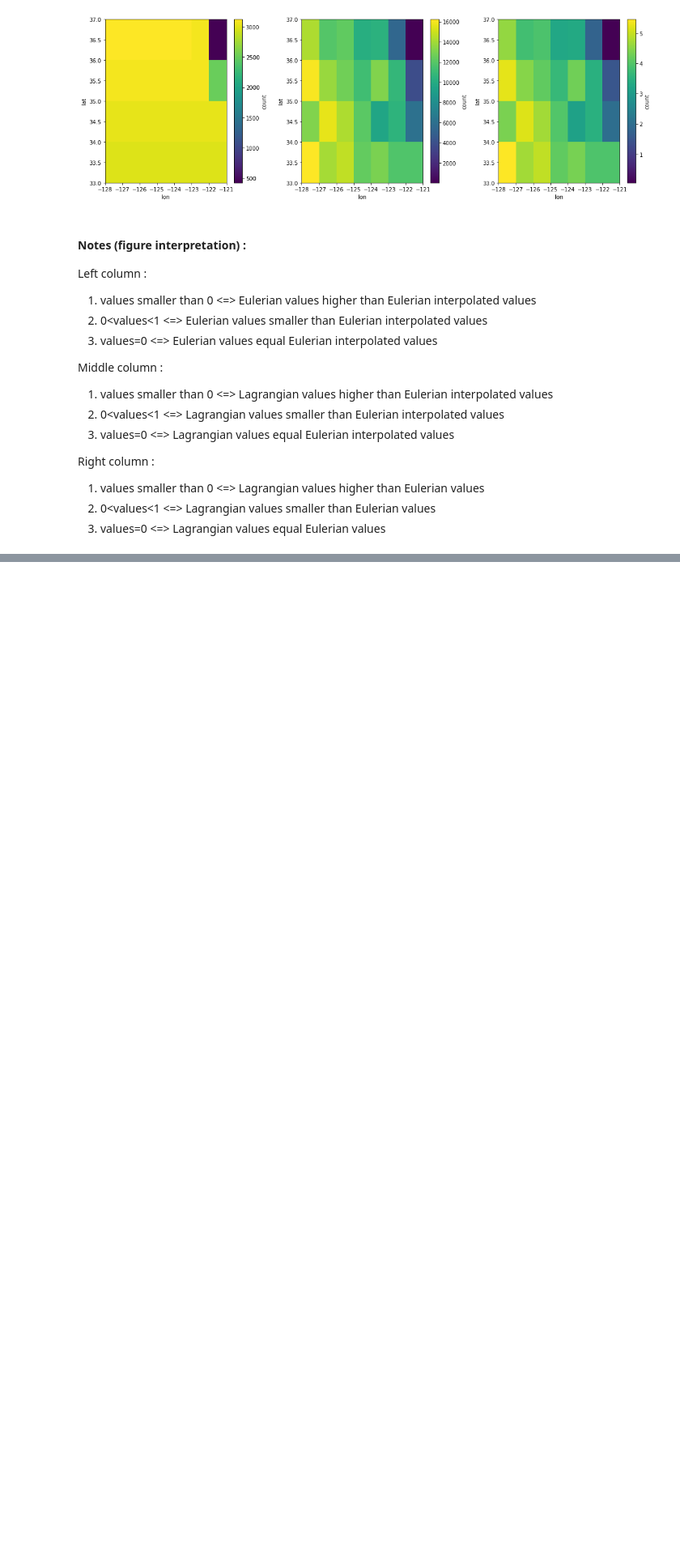
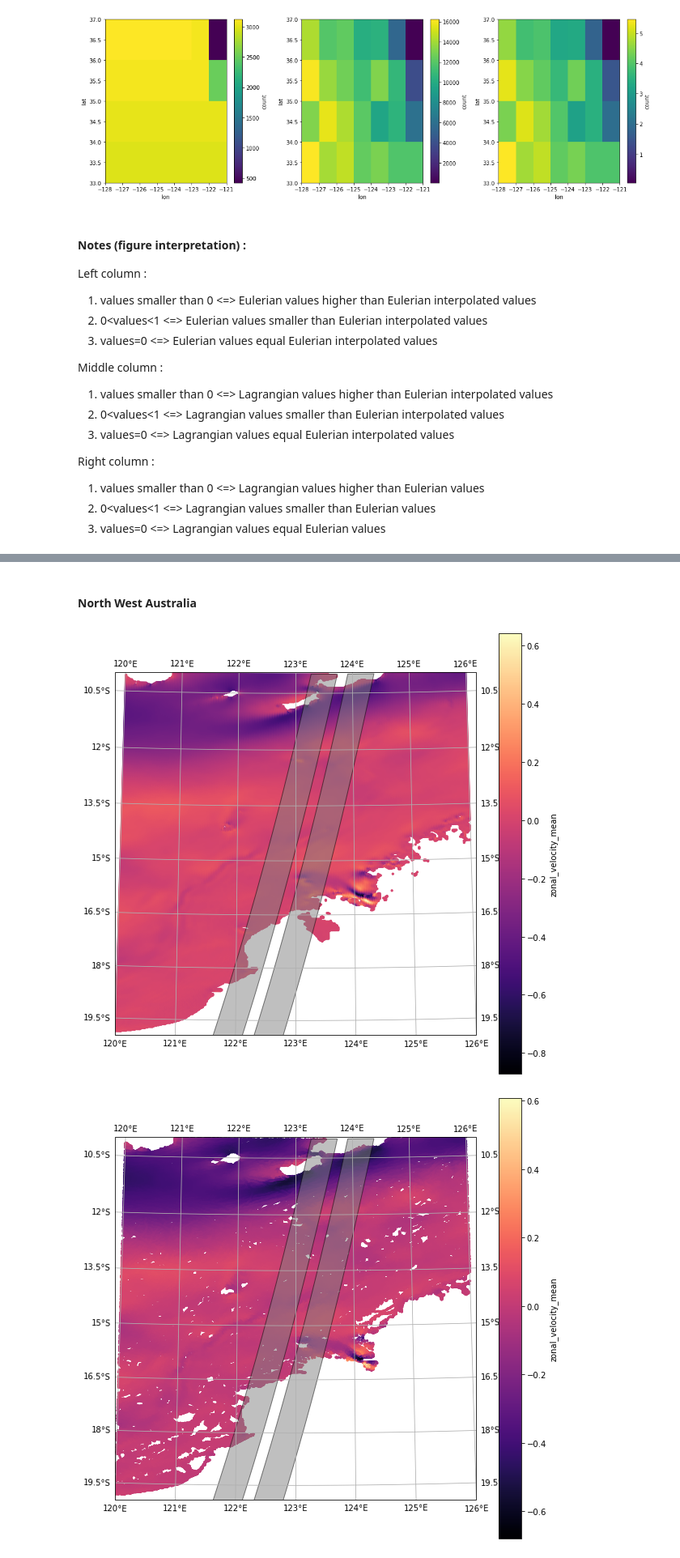
Before and after one commit to zcasparco/SWOT_CalVal, a Jupyter notebook: EL_regional_stats.ipynb, the cells around one changed output, grey strips where cells are left out. Shown at 81% size. Saved outputs shown, nothing was run; the diff lists cells and outputs as text; code cells hidden in the pictures; blank space fills up the shorter version.

```diff
--- a/EL_regional_stats.ipynb
+++ b/EL_regional_stats.ipynb
@@ -377,0 +421,17 @@ df_sub = localize_Lagrangian(bbox,df)
+# %% [markdown]
+#### North West Australia
+# %%
+bbox = [120, 126, -20, -10]
+# %%
+df_sub = localize_Lagrangian(bbox,df)
+# %%
+df_sub = df_sub.compute()
+# %%
+df_E = func(ds,['zonal_velocity_mean','meridional_velocity_mean'])
+# %%
+colmap='magma'
+plot_swot(df_E,'zonal_velocity_mean',bbox,colmap)
+plot_swot(df_sub,'zonal_velocity_mean',bbox,colmap)
+# %% [output]
+[figure, added]
+[figure, added]
```
Also changed, not shown: parts of 28 cells of this notebook, 1 other file.
